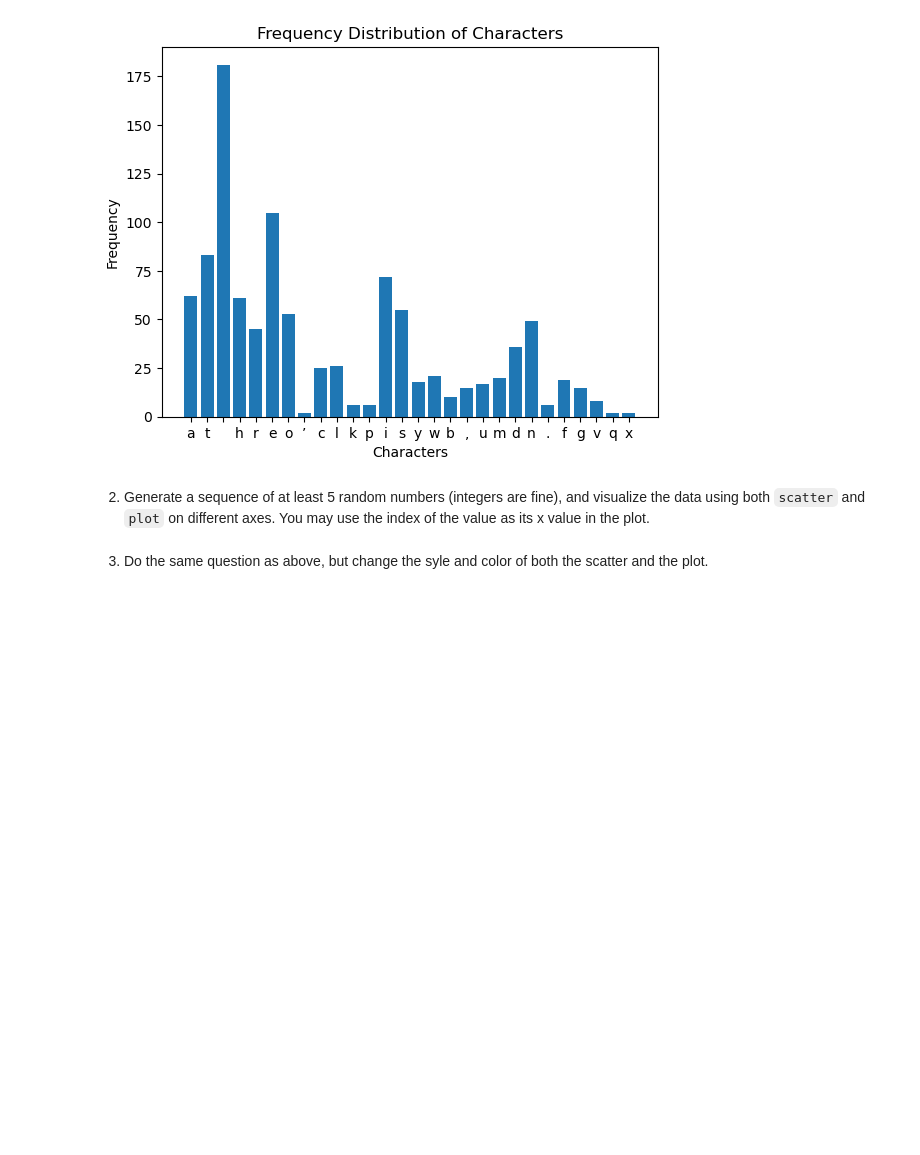
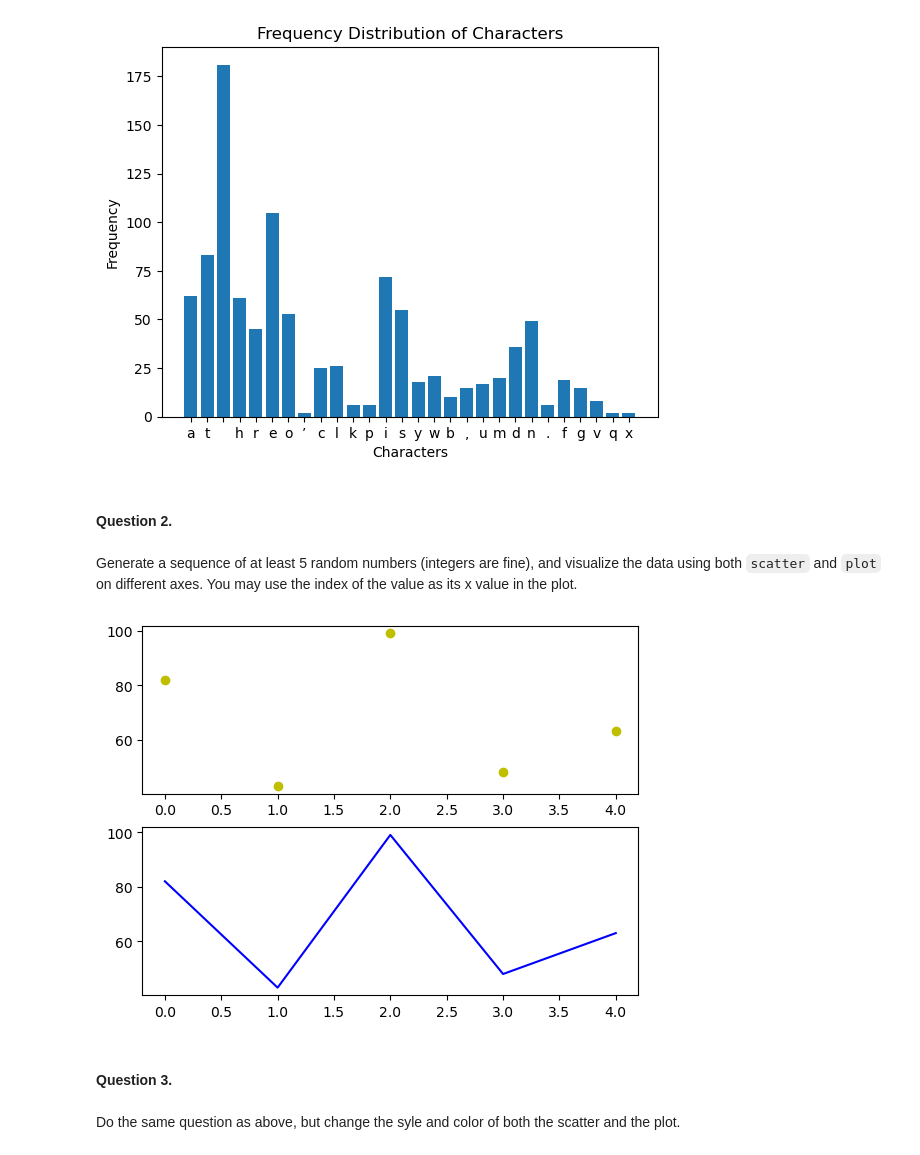
Before and after one commit to chelsbrammer/pyplot, a Jupyter notebook: pyplot.ipynb, the cells around one changed output. Cells and saved outputs as stored; diff of their text form; code cells hidden in the pictures; blank space fills up the shorter version.

```diff
--- a/pyplot.ipynb
+++ b/pyplot.ipynb
@@ -66,7 +68,28 @@ plt.show()
 # %% [output]
 {'a': 62, 't': 83, ' ': 181, 'h': 61, 'r': 45, 'e': 105, 'o': 53, '’': 2, 'c': 25, 'l': 26, 'k': 6, 'p': 6, 'i': 72, 's': 55, 'y': 18, 'w': 21, 'b': 10, ',': 15, 'u': 17, 'm': 20, 'd': 36, 'n': 49, '. ...
 [figure]
+# %% [markdown]
+#### Question 2.
 # %% [markdown]
-2. Generate a sequence of at least 5 random numbers (integers are fine), and visualize the data using both `scatter` and `plot` on different axes.  You may use the index of the value as its x value in the plot.
+Generate a sequence of at least 5 random numbers (integers are fine), and visualize the data using both `scatter` and `plot` on different axes.  You may use the index of the value as its x value in the plot.
+# %%
+import numpy as np
+import matplotlib.pyplot as plt
+
+data = np.random.randint(0, 100, 5)
+
+fig, axs = plt.subplots(2)
+
+axs[0].scatter(range(len(data)), data, c = 'y')
+
+
+axs[1].plot(range(len(data)), data, c = 'b')
+
+
+plt.show()
+# %% [output]
+[figure, added]
+# %% [markdown]
+#### Question 3.
 # %% [markdown]
-3. Do the same question as above, but change the syle and color of both the scatter and the plot.
+Do the same question as above, but change the syle and color of both the scatter and the plot.
```
Also changed, not shown: parts of 7 cells of this notebook.
